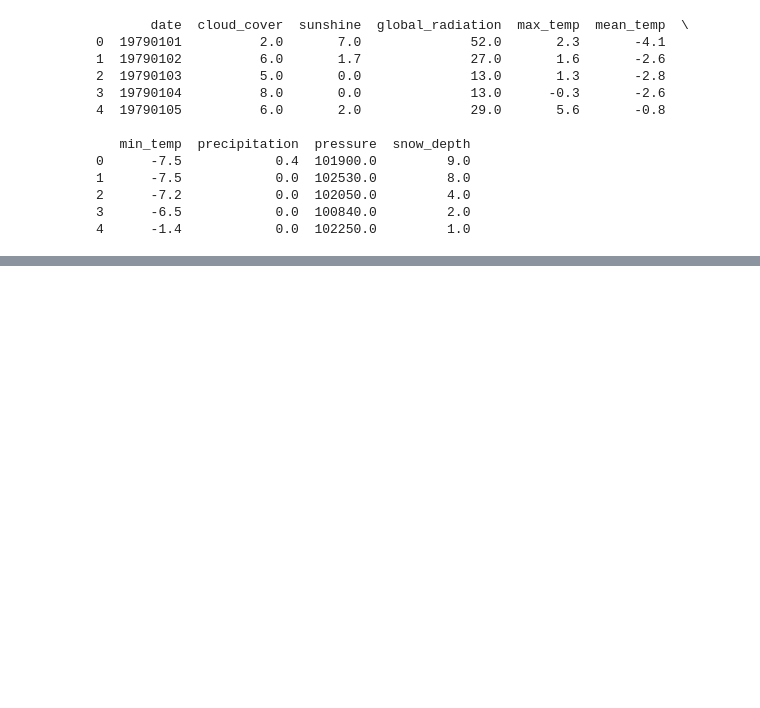
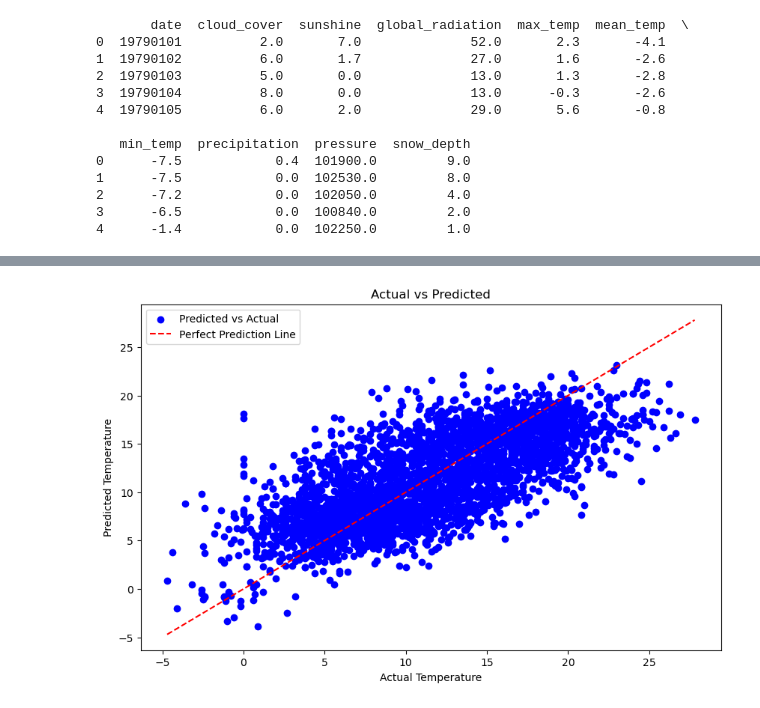
Before and after one commit to aroushq1/WeatherApp, a Jupyter notebook: weather-model.ipynb, the cells around one changed output, grey strips where cells are left out. Cells and saved outputs as stored; diff of their text form; code cells hidden in the pictures; blank space fills up the shorter version.

```diff
--- a/weather-model.ipynb
+++ b/weather-model.ipynb
@@ -51,0 +64,3 @@ df.head()
+# %%
+# Make predictions
+y_pred = model.predict(X_test_scaled)
@@ -51,0 +87,22 @@ df.head()
+# %%
+# Plot 2: Actual vs Predicted with Legend
+plt.figure(figsize=(10, 6))
+
+# Scatter plot of actual vs predicted
+scatter = plt.scatter(y_test, y_pred, color='blue', label='Predicted vs Actual')
+
+# Diagonal line representing perfect predictions
+line = plt.plot([min(y_test), max(y_test)], [min(y_test), max(y_test)], color='red', linestyle='--', label='Perfect Prediction Line')
+
+# Add titles and labels
+plt.title('Actual vs Predicted')
+plt.xlabel('Actual Temperature')
+plt.ylabel('Predicted Temperature')
+
+# Add legend
+plt.legend(loc='best')
+
+# Show the plot
+plt.show()
+# %% [output]
+[figure, added]
```
Also changed, not shown: parts of 8 cells of this notebook.
